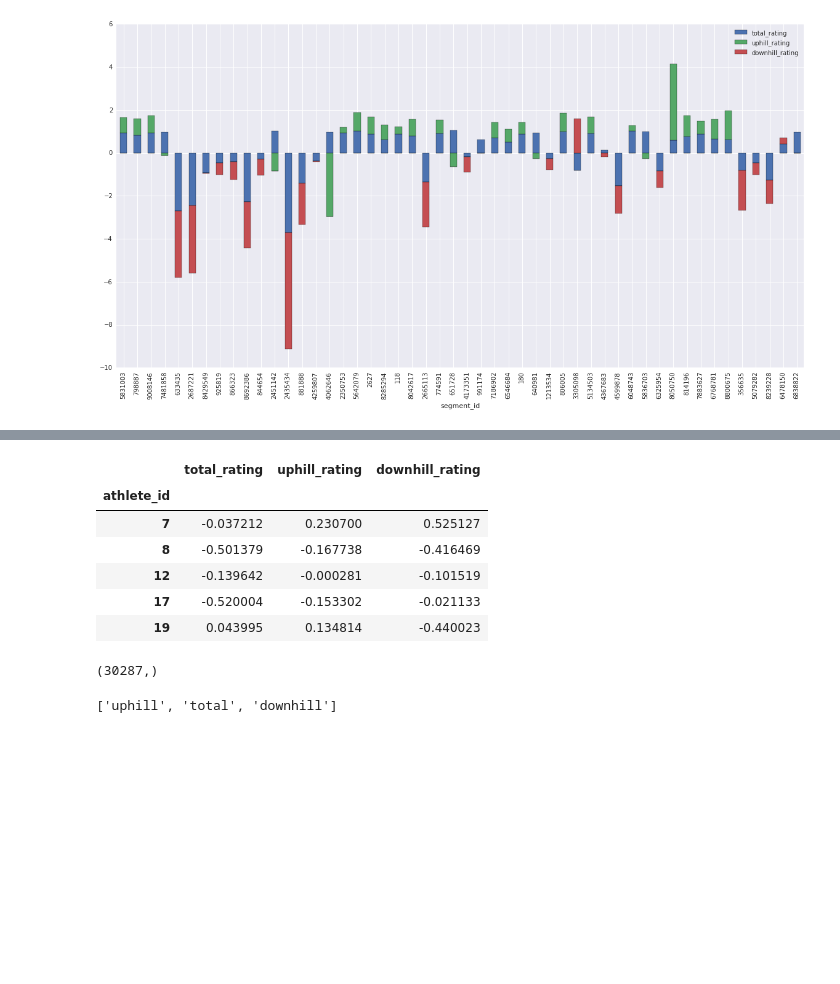
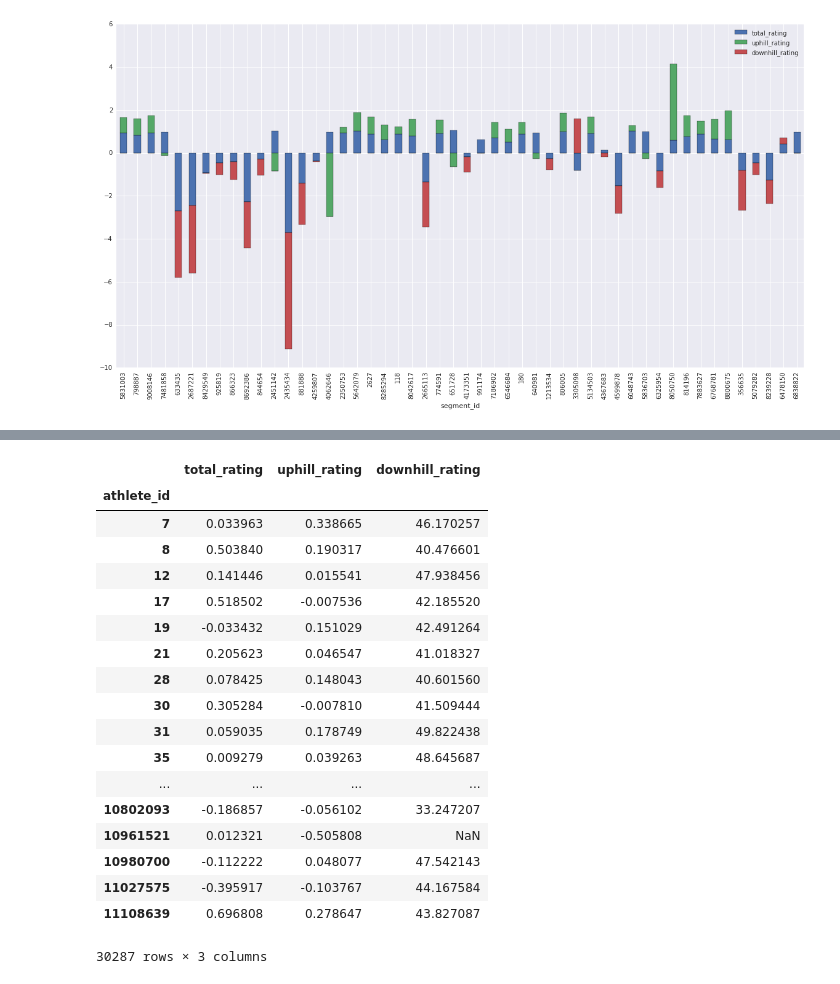
Before and after one commit to Ultramann/Stravaboards, a Jupyter notebook: modeling/model_introspection.ipynb, the cells around one changed output, grey strips where cells are left out. Cells and saved outputs as stored; diff of their text form; code cells hidden in the pictures; blank space fills up the shorter version.

```diff
--- a/modeling/model_introspection.ipynb
+++ b/modeling/model_introspection.ipynb
@@ -104,0 +83,8 @@ leaderboards
+# %%
+athletes = athlete_ratings[pd.notnull(athlete_ratings['downhill_rating'])].index
+# %%
+scaled_ratings_column = athlete_ratings.ix[athletes]['downhill_rating']
+scaled_ratings_column += abs(scaled_ratings_column.min()) * 1
+scaled_ratings_column *= 100. / scaled_ratings_column.max()
+print scaled_ratings_column
+athlete_ratings['downhill_rating'] = scaled_ratings_column
@@ -105,18 +109,22 @@ leaderboards
 # %%
-athlete_ratings.head()
+athlete_ratings
 # %% [output]
 |  | total_rating | uphill_rating | downhill_rating |
 | athlete_id |  |  |  |
-| 7 | -0.037212 | 0.230700 | 0.525127 |
-| 8 | -0.501379 | -0.167738 | -0.416469 |
-| 12 | -0.139642 | -0.000281 | -0.101519 |
-| 17 | -0.520004 | -0.153302 | -0.021133 |
-| 19 | 0.043995 | 0.134814 | -0.440023 |
+| 7 | 0.033963 | 0.338665 | 46.170257 |
+| 8 | 0.503840 | 0.190317 | 40.476601 |
+| 12 | 0.141446 | 0.015541 | 47.938456 |
+| 17 | 0.518502 | -0.007536 | 42.185520 |
+| 19 | -0.033432 | 0.151029 | 42.491264 |
+| 21 | 0.205623 | 0.046547 | 41.018327 |
+| 28 | 0.078425 | 0.148043 | 40.601560 |
+| 30 | 0.305284 | -0.007810 | 41.509444 |
+| 31 | 0.059035 | 0.178749 | 49.822438 |
+| 35 | 0.009279 | 0.039263 | 48.645687 |
+| ... | ... | ... | ... |
+| 10802093 | -0.186857 | -0.056102 | 33.247207 |
+| 10961521 | 0.012321 | -0.505808 | NaN |
+| 10980700 | -0.112222 | 0.048077 | 47.542143 |
+| 11027575 | -0.395917 | -0.103767 | 44.167584 |
+| 11108639 | 0.696808 | 0.278647 | 43.827087 |
+30287 rows × 3 columns
-# %%
-athlete_ratings.total_rating.values.shape
-# %% [output]
-(30287,)
-# %%
-models.keys()
-# %% [output]
-['uphill', 'total', 'downhill']
```
Also changed, not shown: parts of 8 cells of this notebook.
